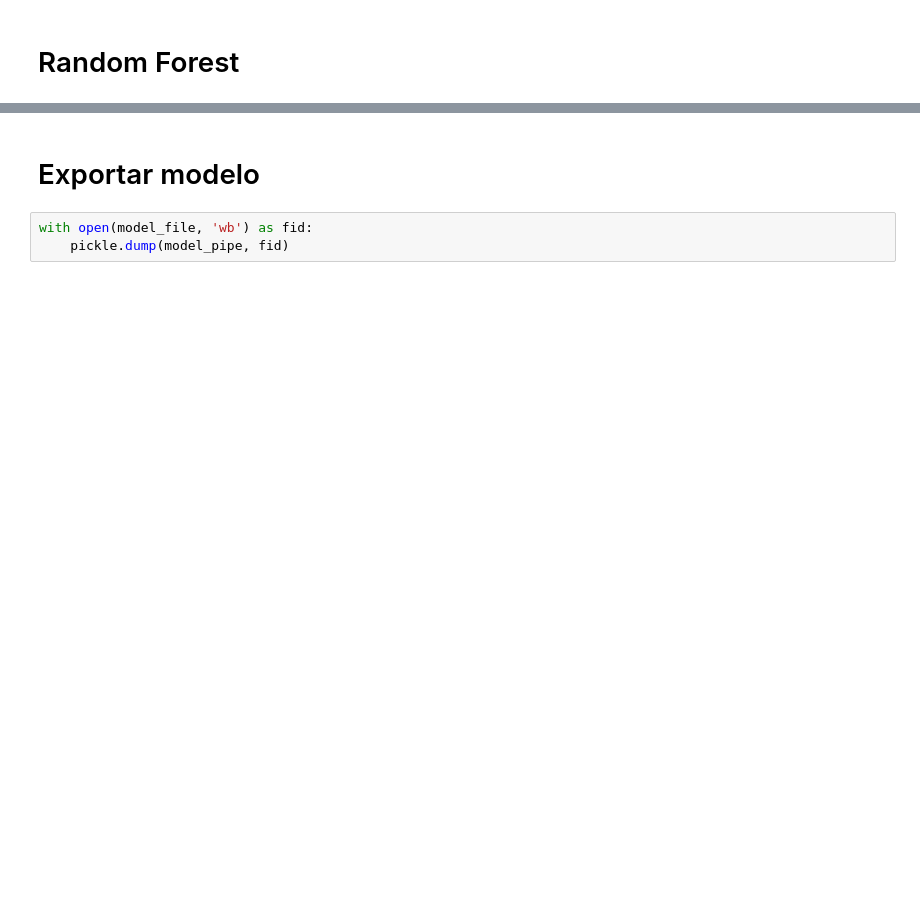
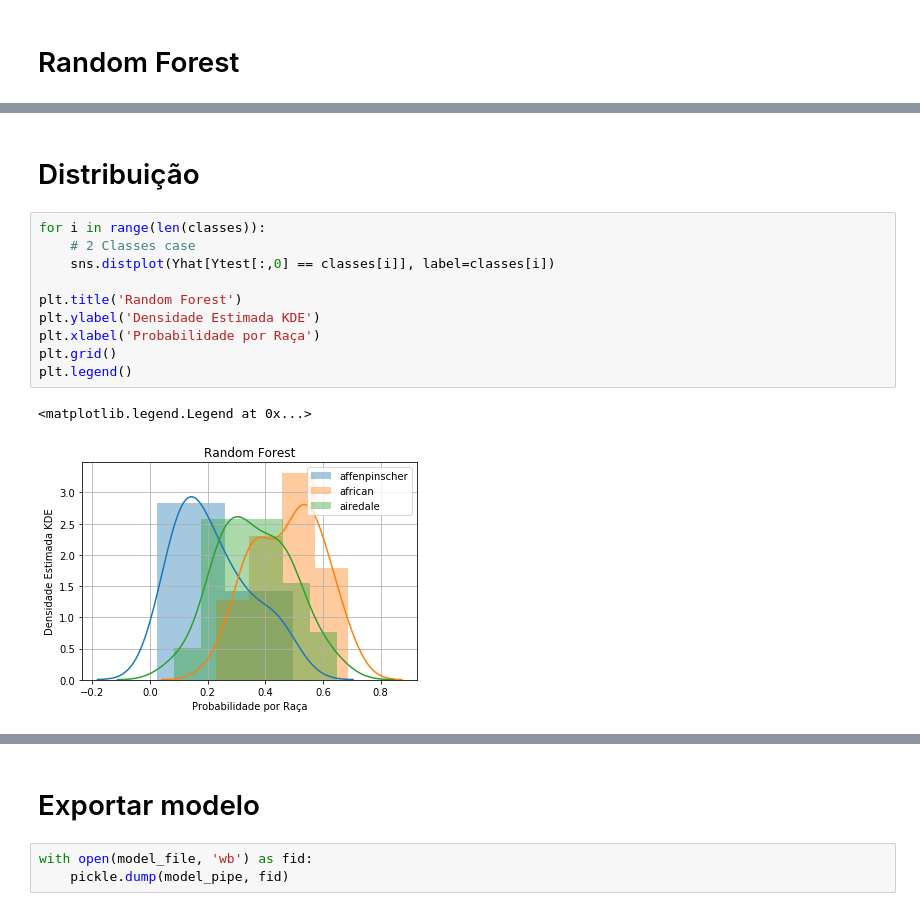
Before and after one commit to camillamelo/dogs_breed, a Jupyter notebook: Code/Model/modeling.ipynb, the cells around one changed output, grey strips where cells are left out. Saved outputs shown, nothing was run; the diff lists cells and outputs as text; blank space fills up the shorter version.

```diff
--- a/Code/Model/modeling.ipynb
+++ b/Code/Model/modeling.ipynb
@@ -106,0 +154,15 @@ Accuracy: 0.7559055118110236
+# %% [markdown]
+# Distribuição
+# %%
+for i in range(len(classes)):
+    # 2 Classes case
+    sns.distplot(Yhat[Ytest[:,0] == classes[i]], label=classes[i])
+
+plt.title('Random Forest')
+plt.ylabel('Densidade Estimada KDE')
+plt.xlabel('Probabilidade por Raça')
+plt.grid()
+plt.legend()
+# %% [output]
+<matplotlib.legend.Legend at 0x...>
+[figure, added]
```
Also changed, not shown: parts of 18 cells of this notebook, 26 other files.
